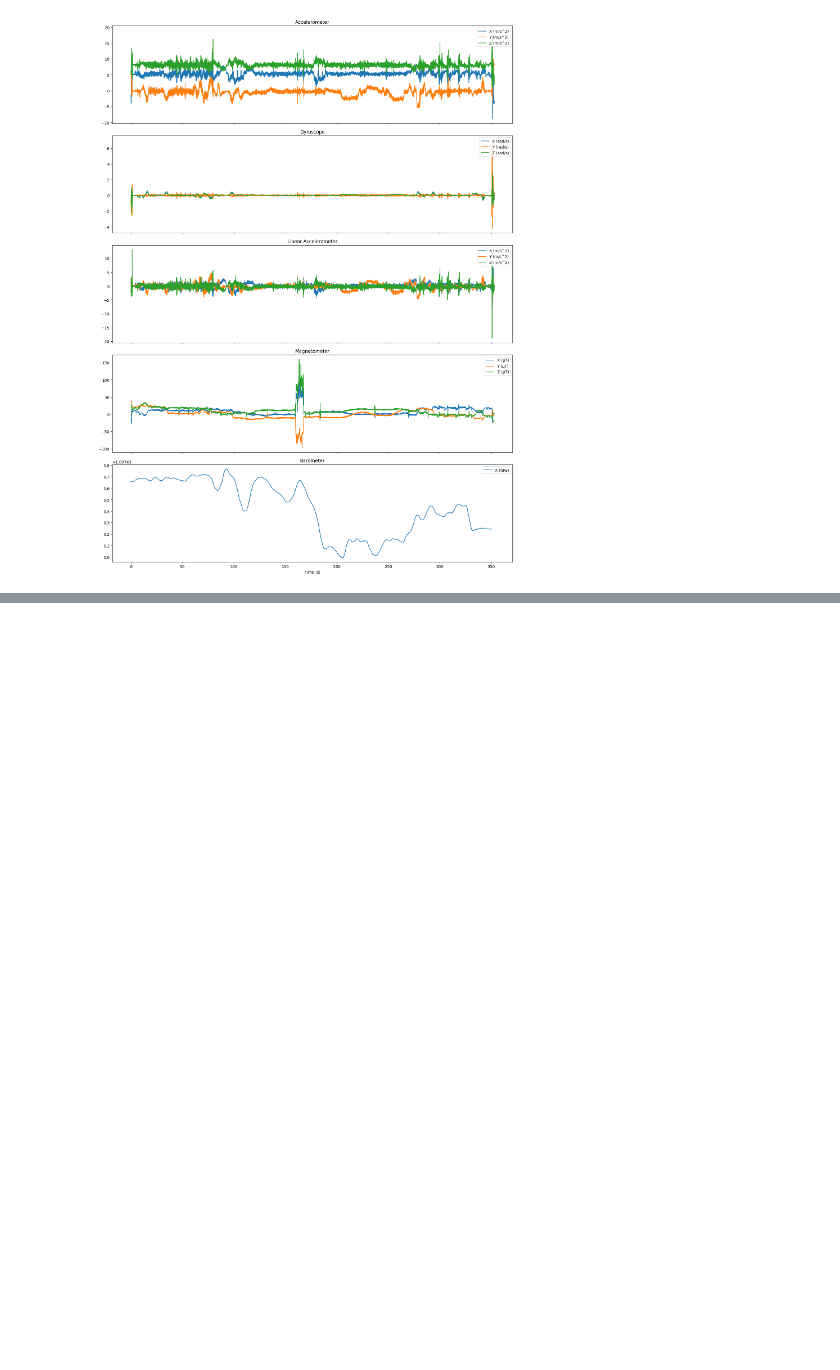
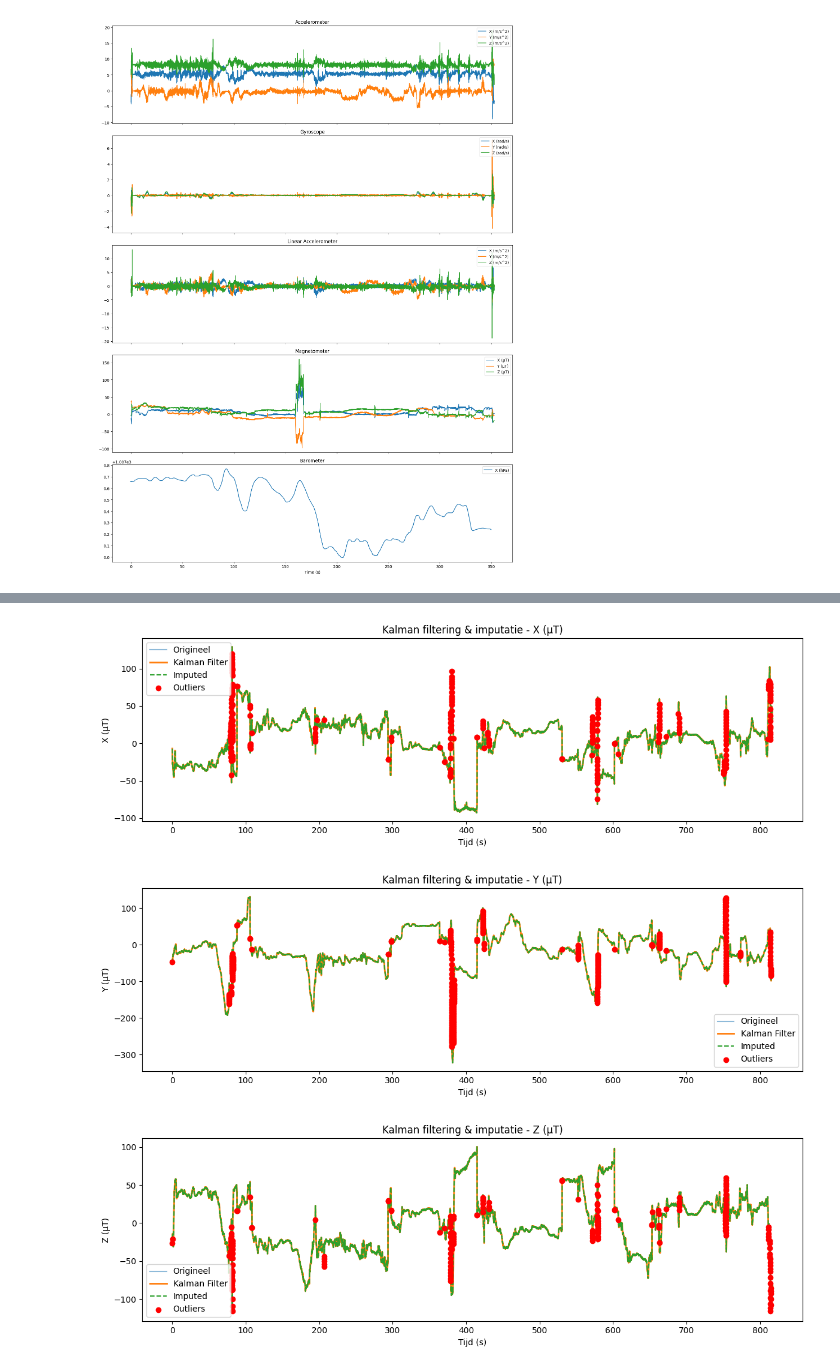
Before and after one commit to PuckVoorham/ML4QS-project, a Jupyter notebook: notebooks/EDA_experiment_joris.ipynb, the cells around one changed output, grey strips where cells are left out. Drawn from its saved outputs; the diff is of its cells as text; code cells hidden in the pictures; blank space fills up the shorter version.

```diff
--- a/notebooks/EDA_experiment_joris.ipynb
+++ b/notebooks/EDA_experiment_joris.ipynb
@@ -119,0 +122,35 @@ plt.show()
+# %%
+def apply_kalman_and_impute(df, columns, time_col="Time (s)", threshold_std=3):
+    result_df = df.copy()
+    for col in columns:
+        data = df[col].values
+        # Kalman filter instellen
+        kf = KalmanFilter(initial_state_mean=0, n_dim_obs=1)
+        kf = kf.em(data, n_iter=5)
+        filtered_state_means, _ = kf.filter(data)
+
+        # Outlier detectie
+        residuals = data - filtered_state_means.flatten()
+        threshold = threshold_std * np.std(residuals)
+        outliers = np.abs(residuals) > threshold
+
+        # Imputatie
+        result_df[col + "_filtered"] = filtered_state_means
+        result_df[col + "_imputed"] = data.copy()
+        result_df.loc[outliers, col + "_imputed"] = filtered_state_means.flatten()[outliers]
+
+        # Plot (optioneel)
+        plt.figure(figsize=(12, 4))
+        plt.plot(df[time_col], data, label='Origineel', alpha=0.5)
+        plt.plot(df[time_col], filtered_state_means, label='Kalman Filter', linewidth=2)
+        plt.plot(df[time_col], result_df[col + "_imputed"], label='Imputed', linestyle='--')
+        plt.scatter(df[time_col][outliers], data[outliers], color='red', label='Outliers', zorder=5)
+        plt.title(f"Kalman filtering & imputatie - {col}")
+        plt.legend()
+        plt.xlabel("Tijd (s)")
+        plt.ylabel(col)
+        plt.grid(False)
+        plt.tight_layout()
+        plt.show()
+
+    return result_df
@@ -119,0 +159,7 @@ plt.show()
+# %%
+# Verondersteld dat je kolommen x, y, z hebt
+filtered_magnetometer_df = apply_kalman_and_impute(magnetometer_df, columns=["X (µT)","Y (µT)","Z (µT)"])
+# %% [output]
+[figure, added]
+[figure, added]
+[figure, added]
```
Also changed, not shown: parts of 8 cells of this notebook, 9 other files.
